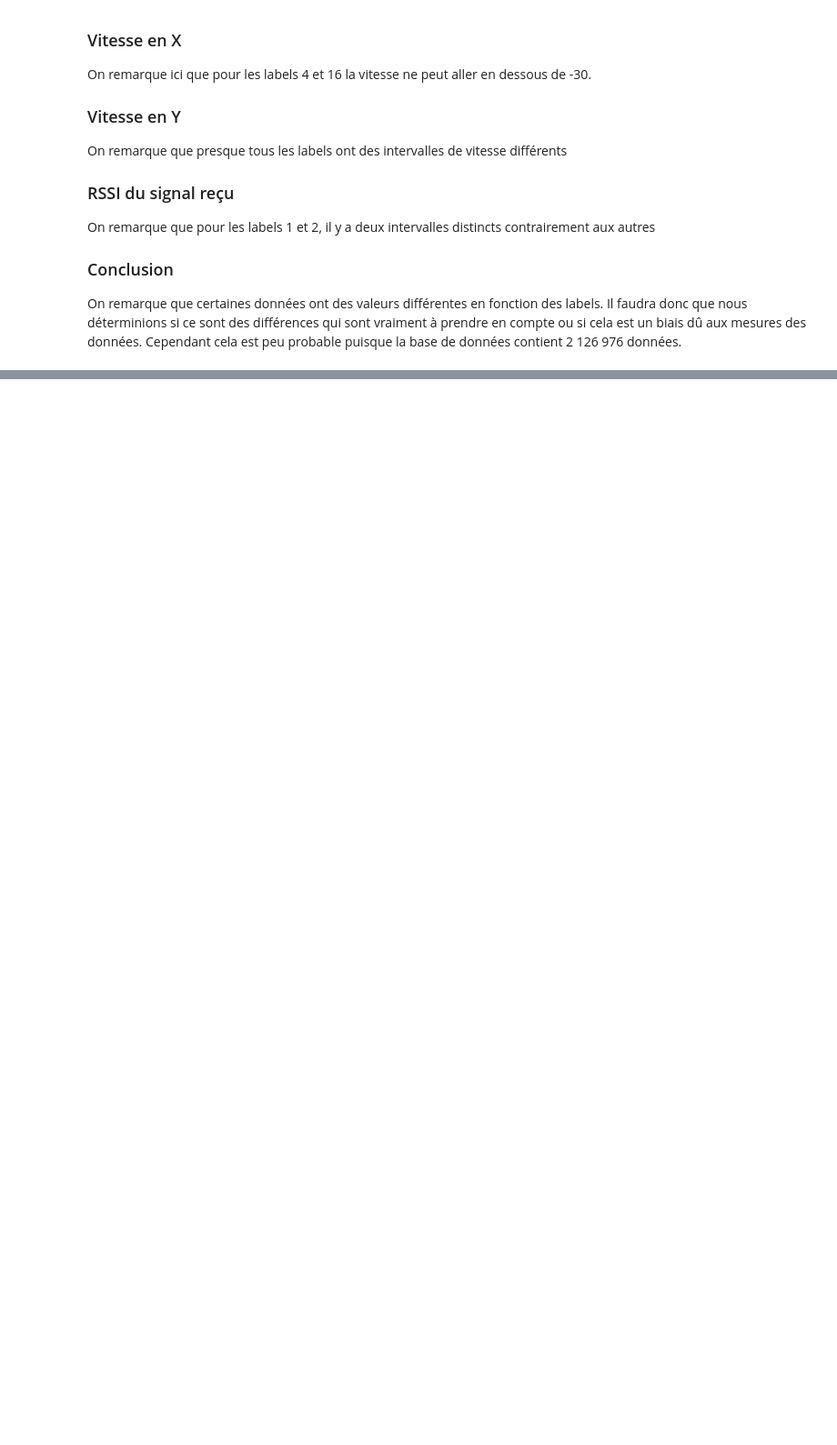
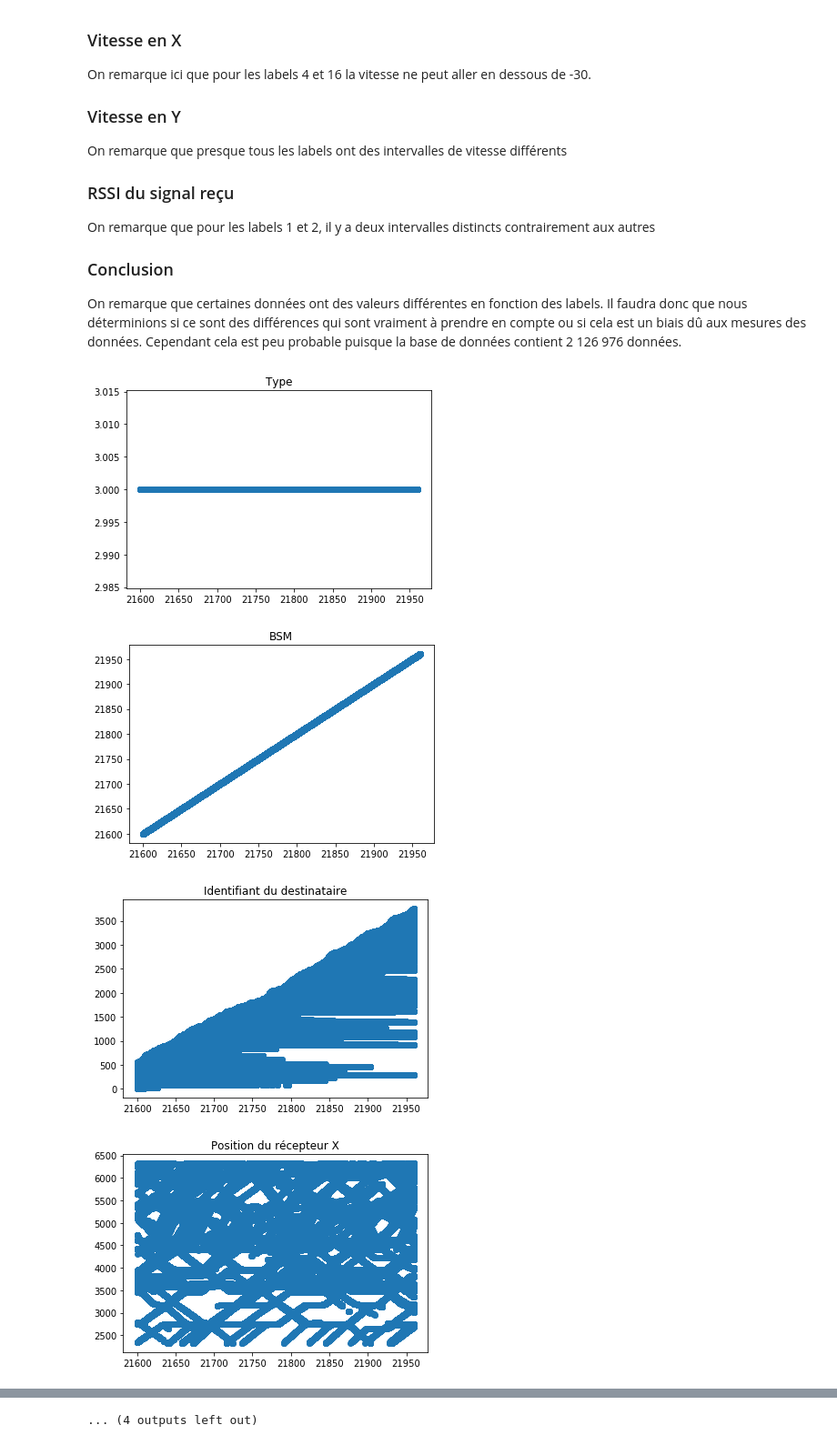
Before and after one commit to rguilloteau/SR2I208, a Jupyter notebook: Projet.ipynb, the cells around one changed output, grey strips where cells are left out. Shown: that part at 91% size. Saved outputs shown, nothing was run; the diff lists cells and outputs as text; code cells hidden in the pictures; blank space fills up the shorter version.

```diff
--- a/Projet.ipynb
+++ b/Projet.ipynb
@@ -94,3 +95,17 @@ On remarque que pour les labels 1 et 2, il y a deux intervalles distincts contra
 
 ### Conclusion
 On remarque que certaines données ont des valeurs différentes en fonction des labels. Il faudra donc que nous déterminions si ce sont des différences qui sont vraiment à prendre en compte ou si cela est un biais dû aux mesures des données. Cependant cela est peu probable puisque la base de données contient 2 126 976 données.
+# %%
+import matplotlib.pyplot as plt
+
+columns = ['Type', 'BSM', 'Identifiant du destinataire', 'Position du récepteur X', 'Position Y du récepteur', 'Position du récepteur Z', 'Identifiant émetteur', 'ID BSM', 'Position X émetteur', 'Position Y émetteur', 'Position Z de émetteur', 'Vitesse X de émetteur', 'Vitesse Y de émetteur', 'Vitesse Z de émetteur', 'RSSI du signal reçu', 'Label']
+
+for i in range(len(columns)):
+    plt.title(columns[i])
+    plt.scatter(database['BSM a été transmis'], database[columns[i]])
+    plt.show()
+# %% [output]
+[figure, added]
+[figure, added]
+[figure, added]
+[figure, added]
@@ -96,0 +120 @@ On remarque que certaines données ont des valeurs différentes en fonction des
+... (4 outputs left out)
```
Also changed, not shown: parts of 4 cells of this notebook.
